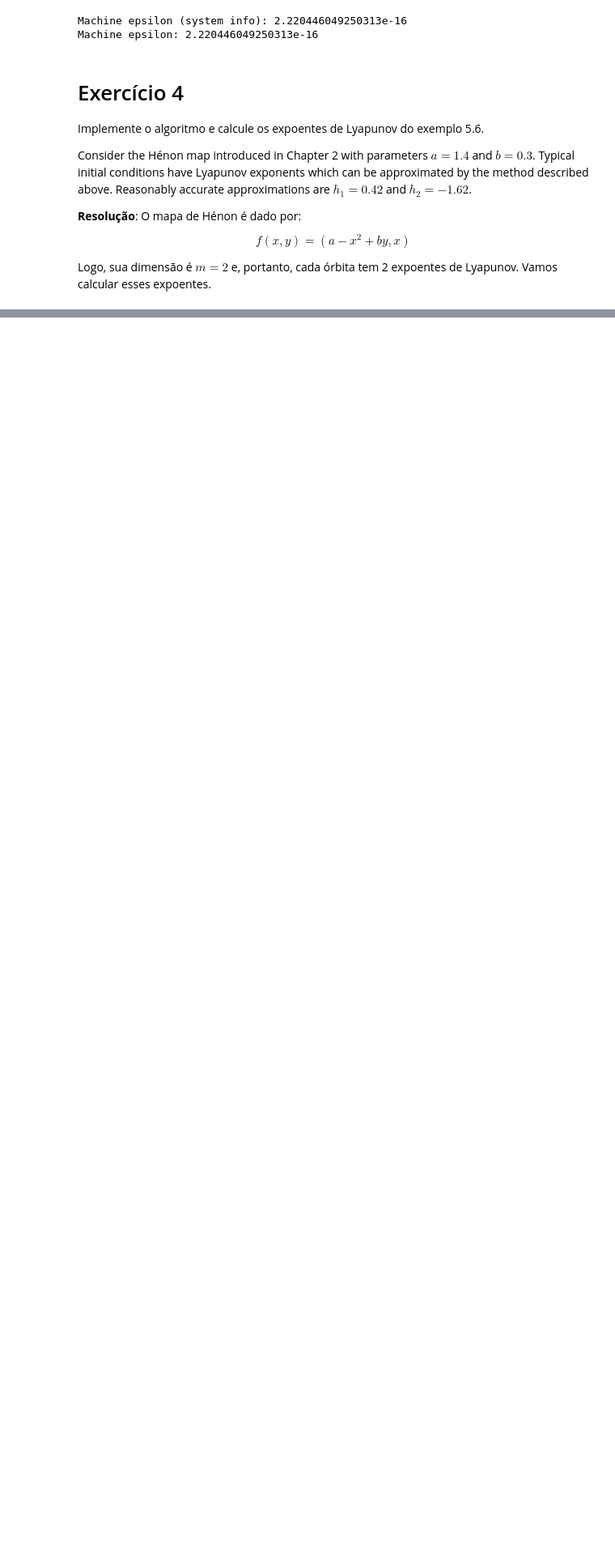
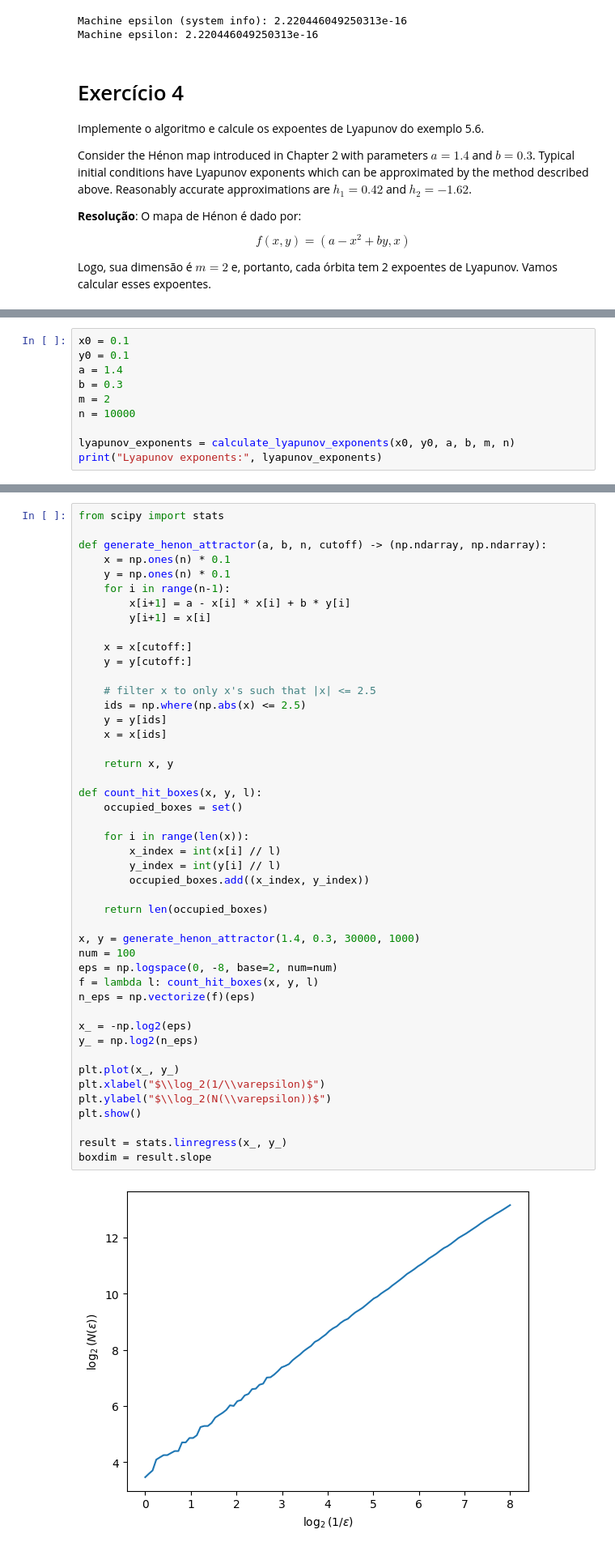
Before and after one commit to vini-fda/FM_223_Lista7, a Jupyter notebook: lista7.ipynb, the cells around one changed output, grey strips where cells are left out. Shown: that part at 81% size. Saved outputs shown, nothing was run; the diff lists cells and outputs as text; blank space fills up the shorter version.

```diff
--- a/lista7.ipynb
+++ b/lista7.ipynb
@@ -135,0 +202,10 @@ Logo, sua dimensão é $m=2$ e, portanto, cada órbita tem 2 expoentes de Lyapun
+# %%
+x0 = 0.1
+y0 = 0.1
+a = 1.4
+b = 0.3
+m = 2
+n = 10000
+
+lyapunov_exponents = calculate_lyapunov_exponents(x0, y0, a, b, m, n)
+print("Lyapunov exponents:", lyapunov_exponents)
@@ -135,0 +247,48 @@ Logo, sua dimensão é $m=2$ e, portanto, cada órbita tem 2 expoentes de Lyapun
+# %%
+from scipy import stats
+
+def generate_henon_attractor(a, b, n, cutoff) -> (np.ndarray, np.ndarray):
+    x = np.ones(n) * 0.1
+    y = np.ones(n) * 0.1
+    for i in range(n-1):
+        x[i+1] = a - x[i] * x[i] + b * y[i]
+        y[i+1] = x[i]
+
+    x = x[cutoff:]
+    y = y[cutoff:]
+
+    # filter x to only x's such that |x| <= 2.5
+    ids = np.where(np.abs(x) <= 2.5)
+    y = y[ids]
+    x = x[ids]
+
+    return x, y
+
+def count_hit_boxes(x, y, l):
+    occupied_boxes = set()
+
+    for i in range(len(x)):
+        x_index = int(x[i] // l)
+        y_index = int(y[i] // l)
+        occupied_boxes.add((x_index, y_index))
+
+    return len(occupied_boxes)
+
+x, y = generate_henon_attractor(1.4, 0.3, 30000, 1000)
+num = 100
+eps = np.logspace(0, -8, base=2, num=num)
+f = lambda l: count_hit_boxes(x, y, l)
+n_eps = np.vectorize(f)(eps)
+
+x_ = -np.log2(eps)
+y_ = np.log2(n_eps)
+
+plt.plot(x_, y_)
+plt.xlabel("$\\log_2(1/\\varepsilon)$")
+plt.ylabel("$\\log_2(N(\\varepsilon))$")
+plt.show()
+
+result = stats.linregress(x_, y_)
+boxdim = result.slope
+# %% [output]
+[figure, added]
```
Also changed, not shown: parts of 10 cells of this notebook.
